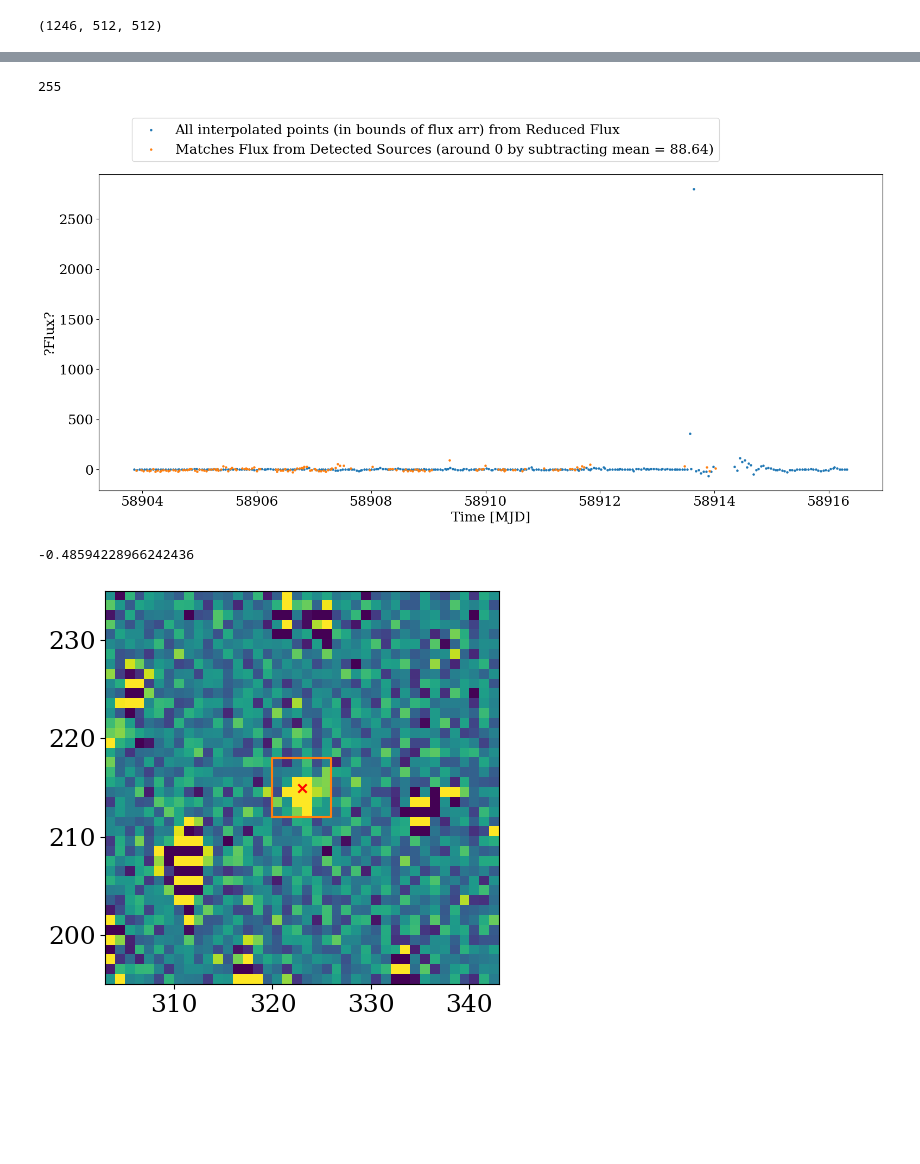
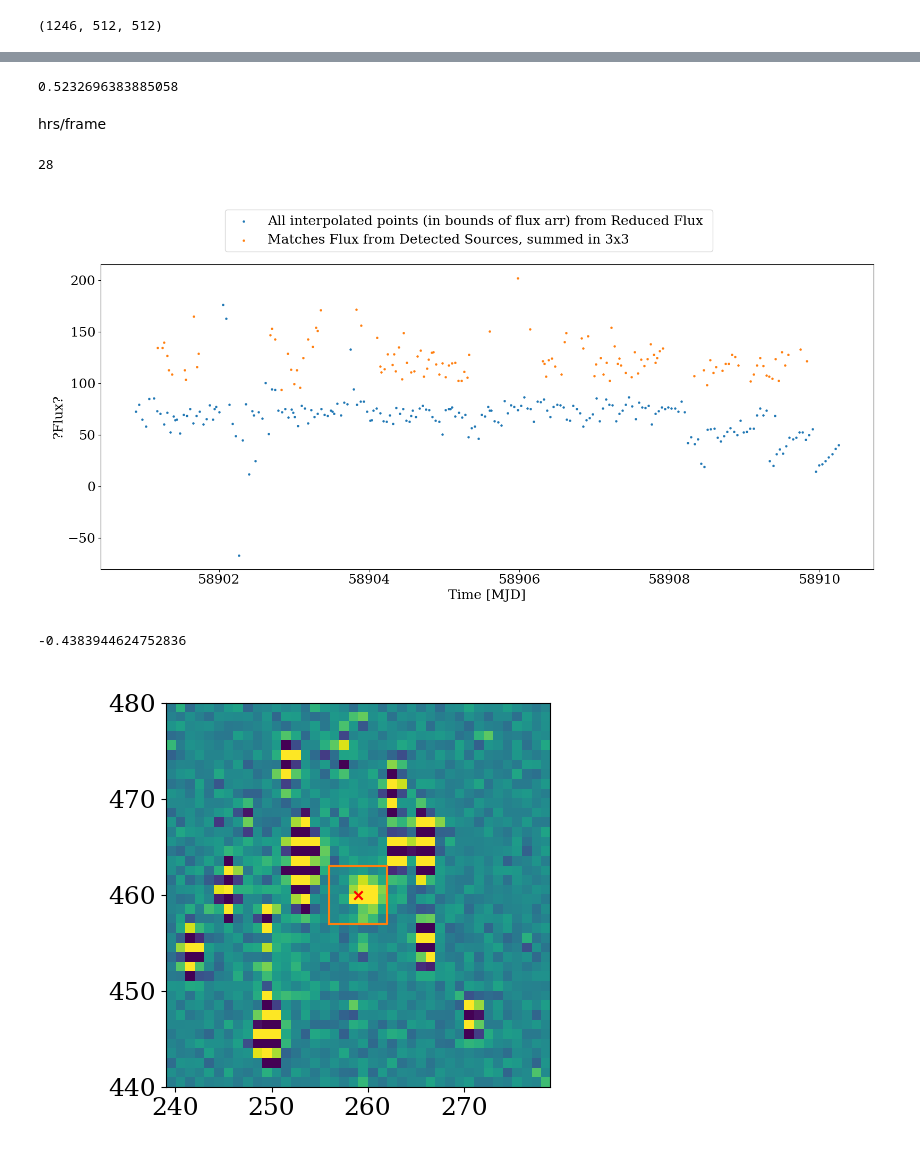
Before and after one commit to ble61/ASTR480, a Jupyter notebook: Test Code/allDataTest.ipynb, the cells around one changed output, grey strips where cells are left out. Cells and saved outputs as stored; diff of their text form; code cells hidden in the pictures; blank space fills up the shorter version.

Commit message:
fixed time offset and started progess report

```diff
--- a/Test Code/allDataTest.ipynb
+++ b/Test Code/allDataTest.ipynb
@@ -9,6 +9,7 @@ from astropy import wcs
 from astropy.utils.data import download_file
 from astropy.io import fits
 
+%matplotlib widget
 
 plt.rcParams.update({
     "font.size": 18,
@@ -29,7 +30,7 @@ cut = 8
 
 interpedPos = pd.read_csv(f"./InterpolatedQuerryResult_{sector}_{cam}_{ccd}_{cut}.csv")
 
-name = " Lincoln "
+name = " Ruff "
 
 interpedNamePosIDs = interpedPos.index[interpedPos["Name"] == name]
 interpedNamePos = interpedPos.loc[interpedNamePosIDs]
@@ -62,6 +63,8 @@ numFrames = allFluxes.shape[0]
 allFluxes.shape
 # %% [output]
 (1246, 512, 512)
+# %%
+timesFromOz = np.load(f"../OzData/sector{sector}_cam{cam}_ccd{ccd}_cut{cut}_of16_Times.npy")
 # %%
 targetWSC = fits.open(f"../OzData/{sector}_{cam}_{ccd}_{cut}_wcs.fits")[0]
 
@@ -80,7 +83,9 @@ endTime = targetWSC.header["MJD-END"]
 
 frameTimes = np.linspace(startTime,endTime,numFrames)
 
-frameNums = [ np.argmin(np.abs(frameTimes-(time-timeOffset))) for time in interpedNamePos["epoch"]] #2400000.5 is ofset between JD and MJD
+#!broken way: frameNums = [ np.argmin(np.abs(frameTimes-(time-timeOffset))) for time in interpedNamePos["epoch"]] #2400000.5 is ofset between JD and MJD
+
+frameNums = [ np.argmin(np.abs(timesFromOz -(time-timeOffset))) for time in interpedNamePos["epoch"]] #2400000.5 is
 
 interpedNamePos["epoch"].max() - interpedNamePos["epoch"].min()
 
@@ -103,14 +108,16 @@ fsIn = fUnq[mask]
 
 sumFluxes = []
 
-for f,x,y in zip(fsIn, ysIn, xsIn): #????looks like x and y is flipped
-    sumFluxes.append(np.sum(allFluxes[f,x-3:x+3,y-3:y+3]))
+for f,y,x in zip(fsIn, ysIn, xsIn): #????looks like x and y is flipped
+    sumFluxes.append(np.sum(allFluxes[f,y-1:y+2,x-1:x+2]))
 
 
 
 
 thisLC = allFluxes[fsIn,ysIn,xsIn] #????looks like x and y is flipped
 
+plt.figure()
+
 plt.scatter(frameTimes[fsIn], sumFluxes)
 # %% [output]
 WARNING: FITSFixedWarning: The WCS transformation has more axes (2) than the image it is associated with (0) [astropy.wcs.wcs]
@@ -119,3 +162,9 @@ WARNING: FITSFixedWarning: The WCS transformation has more axes (2) than the ima
+# %%
+(endTime-startTime)/frameTimes.shape[0] *24
+# %% [output]
+0.5232696383885058
+# %% [markdown]
+hrs/frame
 # %%
 pSize = 5
 fig, ax = plt.subplots(1,1,figsize=(16,8))
@@ -126,40 +175,39 @@ ax.scatter(frameTimes[fsIn], sumFluxes, s=pSize, label = "All interpolated point
 
 matchedMeanFlux = np.mean(matchedNamePos["flux"])
 
-ax.scatter(matchedNamePos["Time"]-timeOffset, matchedNamePos["flux"]-matchedMeanFlux, s=pSize, label = f"Matches Flux from Detected Sources (around 0 by subtracting mean = {matchedMeanFlux.round(2)})")
+# ax.scatter(matchedNamePos["Time"]-timeOffset, matchedNamePos["flux"]-matchedMeanFlux, s=pSize, label = f"Matches Flux from Detected Sources (around 0 by subtracting mean = {matchedMeanFlux.round(2)})")
 
-# ax.scatter(matchedNamePos["Time"]-timeOffset, matchedNamePos["flux"], s=pSize, label = f"Matches Flux from Detected Sources (around 0 by subtracting mean = {matchedMeanFlux.round(2)})")
+ax.scatter(matchedNamePos["Time"]-timeOffset, matchedNamePos["flux"], s=pSize, label = f"Matches Flux from Detected Sources, summed in 3x3")
 
 ax.legend(bbox_to_anchor=(0.8, 1.2))
 
 np.argmax(sumFluxes)
 # %% [output]
-255
+28
-[figure, old version]
+[figure, new version]
 # %%
-point = 160
+point =123
 numPx = 20
 
 #????looks like x and y is flipped
 
-x = ysIn[point]
-y = xsIn[point]
+x = xsIn[point]
+y = ysIn[point]
 
 fig, ax = plt.subplots()
 
-toShow = allFluxes[fsIn[point+13
-                        ],x-numPx:x+numPx,y-numPx:y+numPx]
+toShow = allFluxes[fsIn[point],y-numPx:y+numPx,x-numPx:x+numPx]
 
 ax.imshow(toShow, extent = [x-numPx,x+numPx,y-numPx,y+numPx], vmin=np.percentile(toShow, 3), vmax=np.percentile(toShow,97))
 ax.scatter(x,y, c="r", marker="x")
 
 ax.plot([x-3,x+3,x+3,x-3,x-3],[y-3,y-3,y+3,y+3,y-3], c="tab:orange")
 
 
 np.sum(allFluxes[fsIn[point],x-3:x+3,y-3:y+3])
 # %% [output]
--0.48594228966242436
+-0.4383944624752836
-[figure, old version]
+[figure, new version]
 # %%
 
 detectedPix = SkyCoord(matchedNamePos["RA"], matchedNamePos["Dec"], unit="deg" )
```
Also changed, not shown: parts of 7 cells of this notebook, 18 other files.
